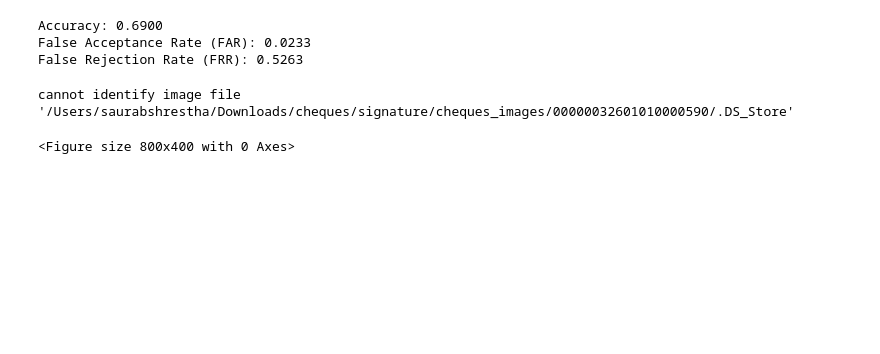
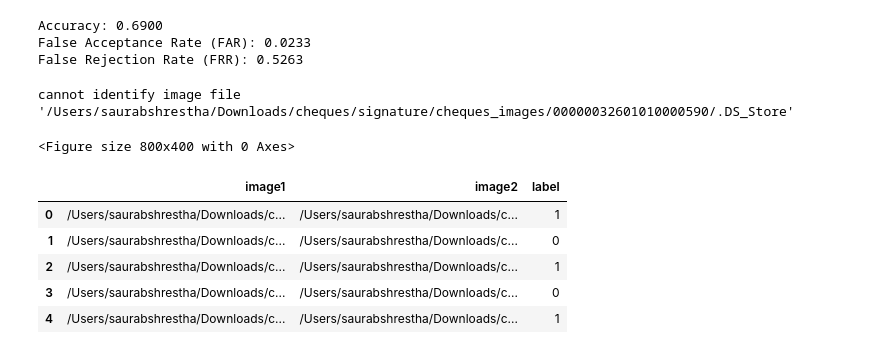
Before and after one commit to Saurab-Shrestha/signature-verification, a Jupyter notebook: src/testing.ipynb, the cells around one changed output. Saved outputs shown, nothing was run; the diff lists cells and outputs as text; code cells hidden in the pictures; blank space fills up the shorter version.

```diff
--- a/src/testing.ipynb
+++ b/src/testing.ipynb
@@ -280,3 +265,12 @@ if processed_count == 0:
     print("No image files found or processed in the specified directory.")
 else:
     print(f"\nFinished processing. Total images normalized: {processed_count}")
+# %%
+data_df.head()
+# %% [output]
+|  | image1 | image2 | label |
+| 0 | /Users/saurabshrestha/Downloads/c... | /Users/saurabshrestha/Downloads/c... | 1 |
+| 1 | /Users/saurabshrestha/Downloads/c... | /Users/saurabshrestha/Downloads/c... | 0 |
+| 2 | /Users/saurabshrestha/Downloads/c... | /Users/saurabshrestha/Downloads/c... | 1 |
+| 3 | /Users/saurabshrestha/Downloads/c... | /Users/saurabshrestha/Downloads/c... | 0 |
+| 4 | /Users/saurabshrestha/Downloads/c... | /Users/saurabshrestha/Downloads/c... | 1 |
```
Also changed, not shown: parts of 7 cells of this notebook, 8 other files.
